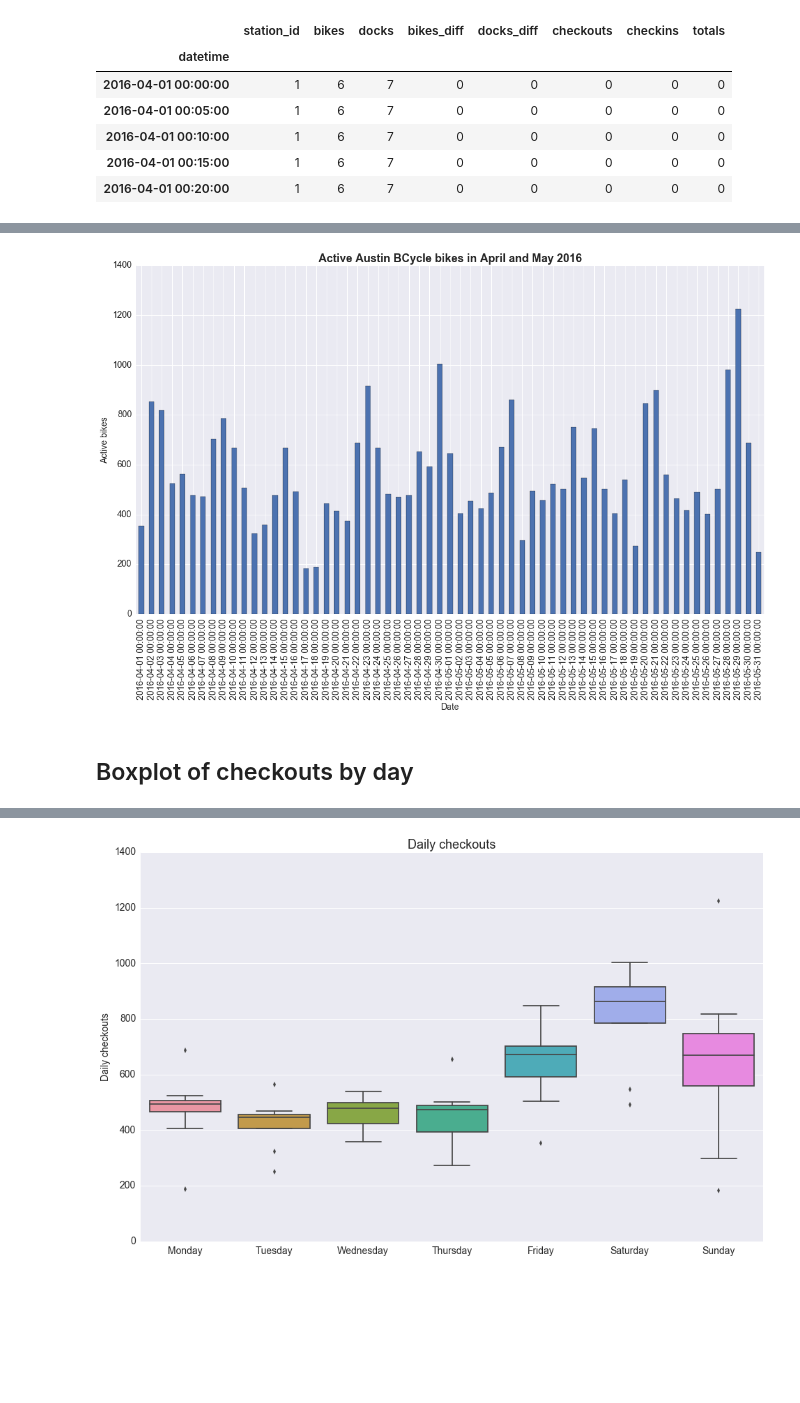
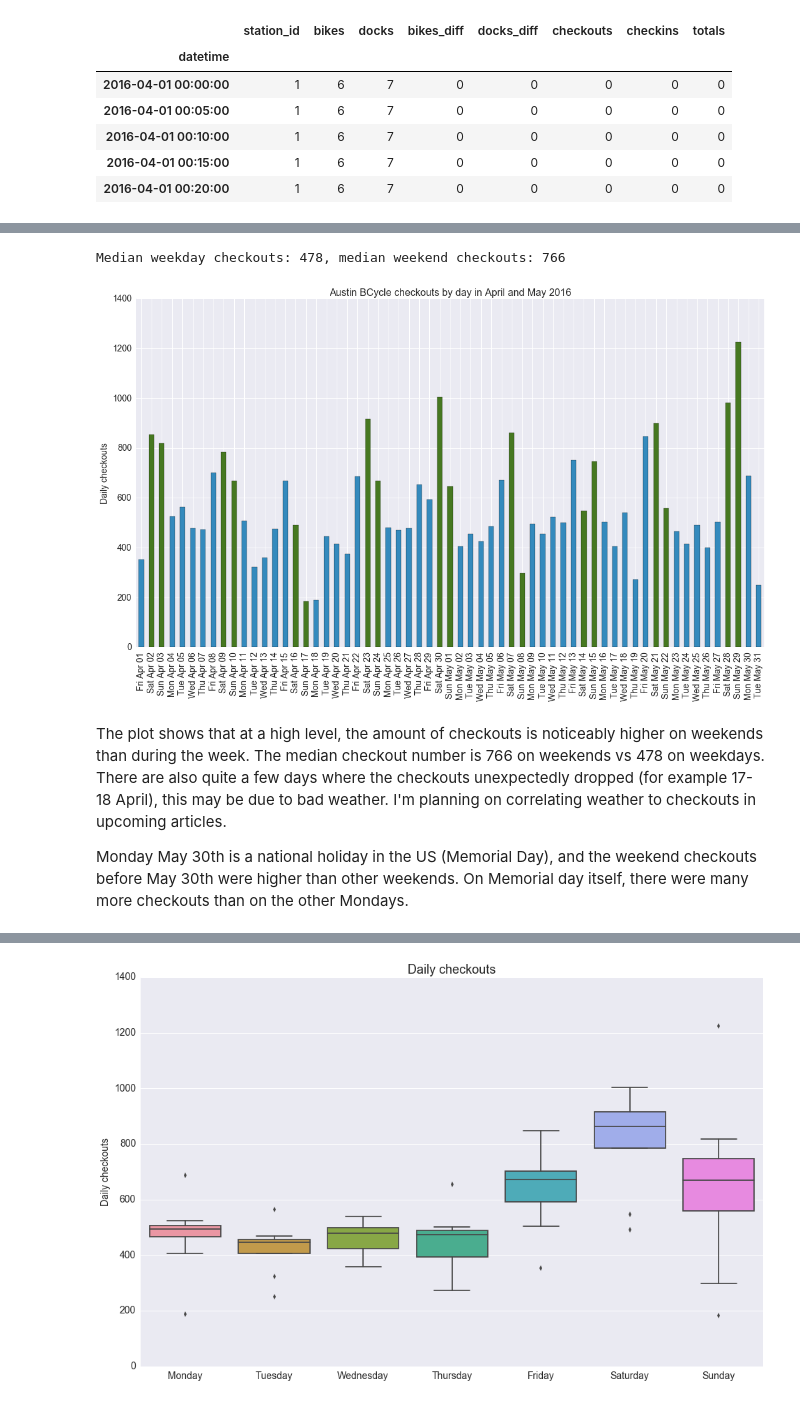
Before and after one commit to timgasser/bcycle-austin, a Jupyter notebook: notebooks/bcycle_bikes.ipynb, the cells around one changed output, grey strips where cells are left out. Drawn from its saved outputs; the diff is of its cells as text; code cells hidden in the pictures; blank space fills up the shorter version.

Commit message:
Added some write-ups for the first few graphs

```diff
--- a/notebooks/bcycle_bikes.ipynb
+++ b/notebooks/bcycle_bikes.ipynb
@@ -236,20 +160,30 @@ bike_trips_df.head()
 # %%
-daily_trips_df = bike_trips_df.copy()
-daily_trips_df = daily_trips_df.reset_index()
-daily_trips_df = daily_trips_df[['datetime', 'station_id', 'checkouts']]
-daily_trips_df = daily_trips_df.groupby('datetime').sum()
-daily_trips_df = daily_trips_df.resample('1D').sum()
+daily_bikes_df = bike_trips_df.copy()
+daily_bikes_df = daily_bikes_df.reset_index()
+daily_bikes_df = daily_bikes_df[['datetime', 'station_id', 'checkouts']]
+daily_bikes_df = daily_bikes_df.groupby('datetime').sum()
+daily_bikes_df = daily_bikes_df.resample('1D').sum()
+daily_bikes_df['weekend'] = np.where(daily_bikes_df.index.dayofweek > 4, True, False)
+daily_bikes_df['color'] = np.where(daily_bikes_df['weekend'], '#467821', '#348ABD')
+
+median_weekday = daily_bikes_df.loc[daily_bikes_df['weekend'] == False, 'checkouts'].median()
+median_weekend = daily_bikes_df.loc[daily_bikes_df['weekend'] == True, 'checkouts'].median()
+
+print('Median weekday checkouts: {:.0f}, median weekend checkouts: {:.0f}'.format(median_weekday, median_weekend))
 
 fig, ax = plt.subplots(1,1, figsize=(18,10))
-ax = daily_trips_df['checkouts'].plot.bar(ax=ax, legend=None)
-ax.set_xlabel('Date', fontdict={'size' : 14})
-ax.set_ylabel('Active bikes', fontdict={'size' : 14})
-ax.set_title('Active Austin BCycle bikes in April and May 2016', fontdict={'size' : 18, 'weight' : 'bold'})
+ax = daily_bikes_df['checkouts'].plot.bar(ax=ax, legend=None, color=daily_bikes_df['color'])
+ax.set_xticklabels(daily_bikes_df.index.strftime('%a %b %d'))
+
+ax.set_xlabel('', fontdict={'size' : 14})
+ax.set_ylabel('Daily checkouts', fontdict={'size' : 14})
+ax.set_title('Austin BCycle checkouts by day in April and May 2016', fontdict={'size' : 16})
 ax.tick_params(axis='x', labelsize=14)
 ax.tick_params(axis='y', labelsize=14)
-
-# daily_trips_df
 # %% [output]
+Median weekday checkouts: 478, median weekend checkouts: 766
-[figure, old version]
+[figure, new version]
-# %% [markdown]
-## Boxplot of checkouts by day
+# %% [markdown]
+The plot shows that at a high level, the amount of checkouts is noticeably higher on weekends than during the week. The median checkout number is 766 on weekends vs 478 on weekdays. There are also quite a few days where the checkouts unexpectedly dropped (for example 17-18 April), this may be due to bad weather. I'm planning on correlating weather to checkouts in upcoming articles.
+
+Monday May 30th is a national holiday in the US (Memorial Day), and the weekend checkouts before May 30th were higher than other weekends. On Memorial day itself, there were many more checkouts than on the other Mondays.
```
Also changed, not shown: parts of 32 cells of this notebook.
